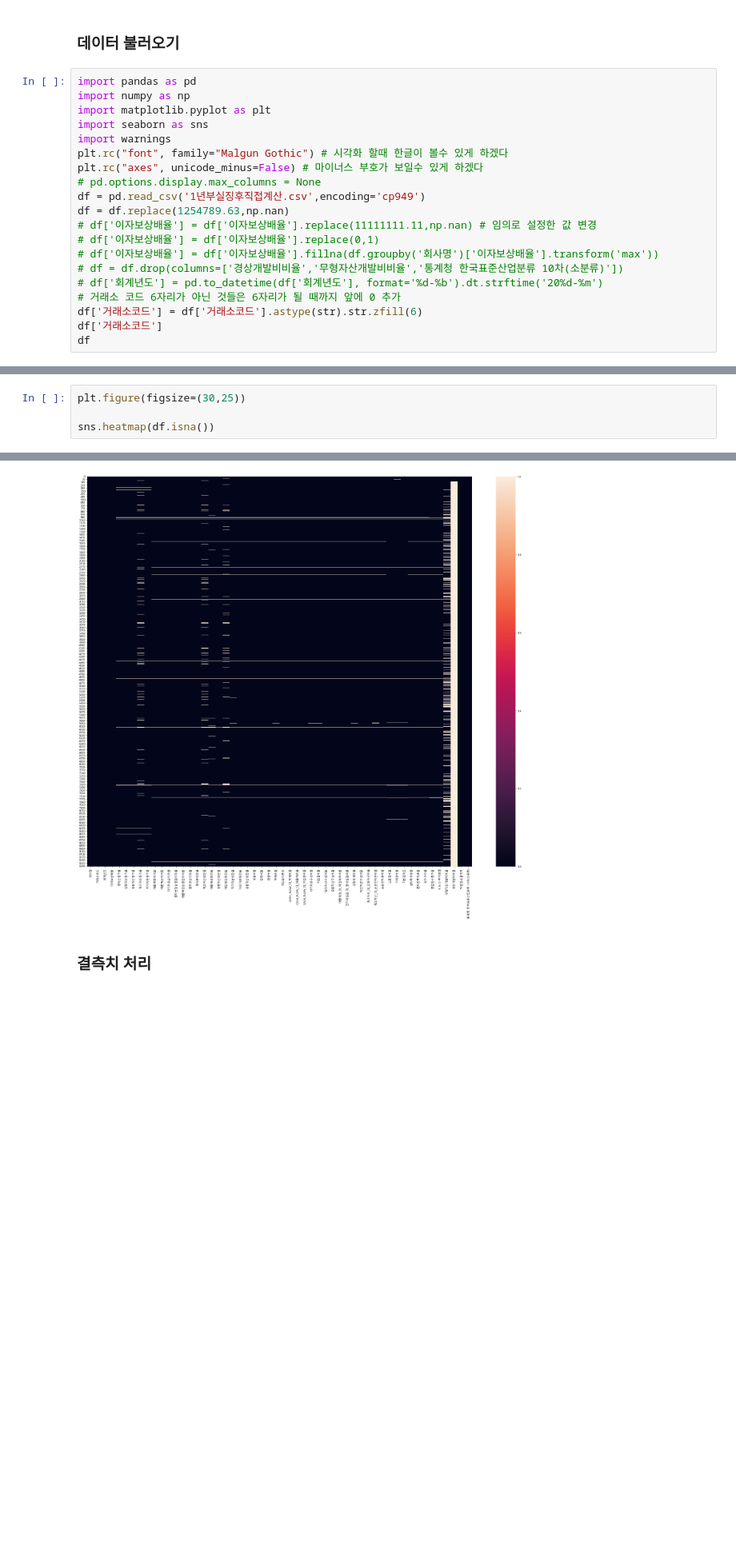
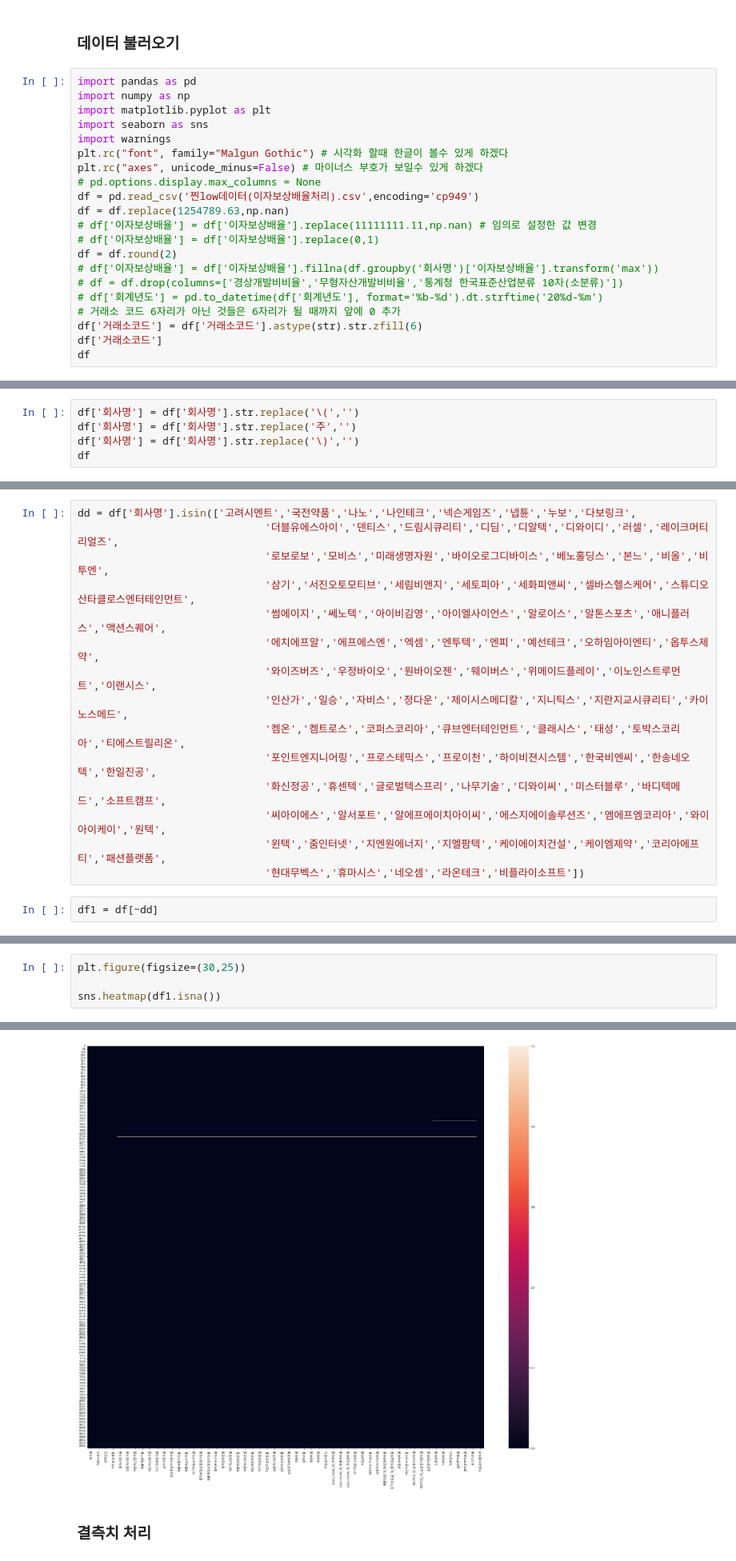
Before and after one commit to Penta-Audit-Technology/jh, a Jupyter notebook: 4차테스트.ipynb, the cells around one changed output, grey strips where cells are left out. Shown at 80% size. Saved outputs shown, nothing was run; the diff lists cells and outputs as text; blank space fills up the shorter version.

```diff
--- a/4차테스트.ipynb
+++ b/4차테스트.ipynb
@@ -11,13 +11,14 @@ import warnings
 plt.rc("font", family="Malgun Gothic") # 시각화 할때 한글이 볼수 있게 하겠다
 plt.rc("axes", unicode_minus=False) # 마이너스 부호가 보일수 있게 하겠다
 # pd.options.display.max_columns = None
-df = pd.read_csv('1년부실징후직접계산.csv',encoding='cp949')
+df = pd.read_csv('찐low데이터(이자보상배율처리).csv',encoding='cp949')
 df = df.replace(1254789.63,np.nan)
 # df['이자보상배율'] = df['이자보상배율'].replace(11111111.11,np.nan) # 임의로 설정한 값 변경
 # df['이자보상배율'] = df['이자보상배율'].replace(0,1)
+df = df.round(2)
 # df['이자보상배율'] = df['이자보상배율'].fillna(df.groupby('회사명')['이자보상배율'].transform('max'))
 # df = df.drop(columns=['경상개발비비율','무형자산개발비비율','통계청 한국표준산업분류 10차(소분류)'])
-# df['회계년도'] = pd.to_datetime(df['회계년도'], format='%d-%b').dt.strftime('20%d-%m')
+# df['회계년도'] = pd.to_datetime(df['회계년도'], format='%b-%d').dt.strftime('20%d-%m')
 # 거래소 코드 6자리가 아닌 것들은 6자리가 될 때까지 앞에 0 추가
 df['거래소코드'] = df['거래소코드'].astype(str).str.zfill(6)
 df['거래소코드']
@@ -38,0 +40,5 @@ df
+# %%
+df['회사명'] = df['회사명'].str.replace('\(','')
+df['회사명'] = df['회사명'].str.replace('주','')
+df['회사명'] = df['회사명'].str.replace('\)','')
+df
@@ -38,0 +61,17 @@ df
+# %%
+dd = df['회사명'].isin(['고려시멘트','국전약품','나노','나인테크','넥슨게임즈','넵튠','누보','다보링크',
+                              '더블유에스아이','덴티스','드림시큐리티','디딤','디알텍','디와이디','러셀','레이크머티리얼즈',
+                              '로보로보','모비스','미래생명자원','바이오로그디바이스','베노홀딩스','본느','비올','비투엔',
+                              '삼기','서진오토모티브','세림비앤지','세토피아','세화피앤씨','셀바스헬스케어','스튜디오산타클로스엔터테인먼트',
+                              '썸에이지','쎄노텍','아이비김영','아이엘사이언스','알로이스','알톤스포츠','애니플러스','액션스퀘어',
+                              '에치에프알','에프에스엔','엑셈','엔투텍','엔피','예선테크','오하임아이엔티','옵투스제약',
+                              '와이즈버즈','우정바이오','원바이오젠','웨이버스','위메이드플레이','이노인스트루먼트','이랜시스',
+                              '인산가','일승','자비스','정다운','제이시스메디칼','지니틱스','지란지교시큐리티','카이노스메드',
+                              '켐온','켐트로스','코퍼스코리아','큐브엔터테인먼트','클래시스','태성','토박스코리아','티에스트릴리온',
+                              '포인트엔지니어링','프로스테믹스','프로이천','하이비젼시스템','한국비엔씨','한송네오텍','한일진공',
+                              '화신정공','휴센텍','글로벌텍스프리','나무기술','디와이씨','미스터블루','바디텍메드','소프트캠프',
+                              '씨아이에스','알서포트','알에프에이치아이씨','에스지에이솔루션즈','엠에프엠코리아','와이아이케이','원텍',
+                              '윈텍','줌인터넷','지엔원에너지','지엘팜텍','케이에이치건설','케이엠제약','코리아에프티','패션플랫폼',
+                              '현대무벡스','휴마시스','네오셈','라온테크','비플라이소프트'])
+# %%
+df1 = df[~dd]
@@ -101,10 +160,10 @@ dtype: int64
 # %%
 plt.figure(figsize=(30,25))
 
-sns.heatmap(df.isna())
+sns.heatmap(df1.isna())
 # %% [output]
 <AxesSubplot:>
-[figure, old version]
+[figure, new version]
 # %% [markdown]
 ### 결측치 처리
 # %%
```
Also changed, not shown: parts of 27 cells of this notebook, 15 other files.
